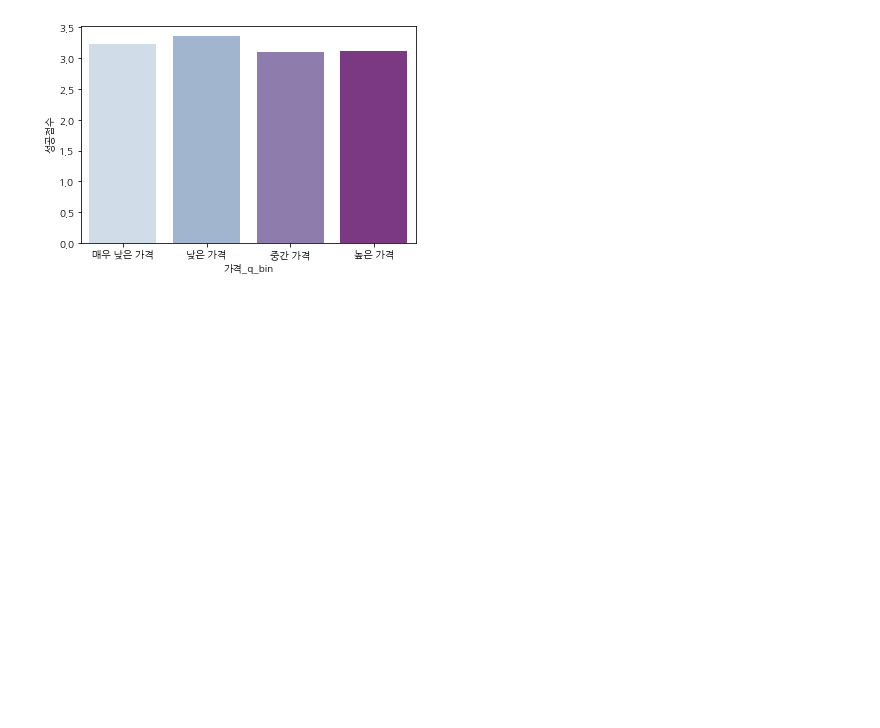
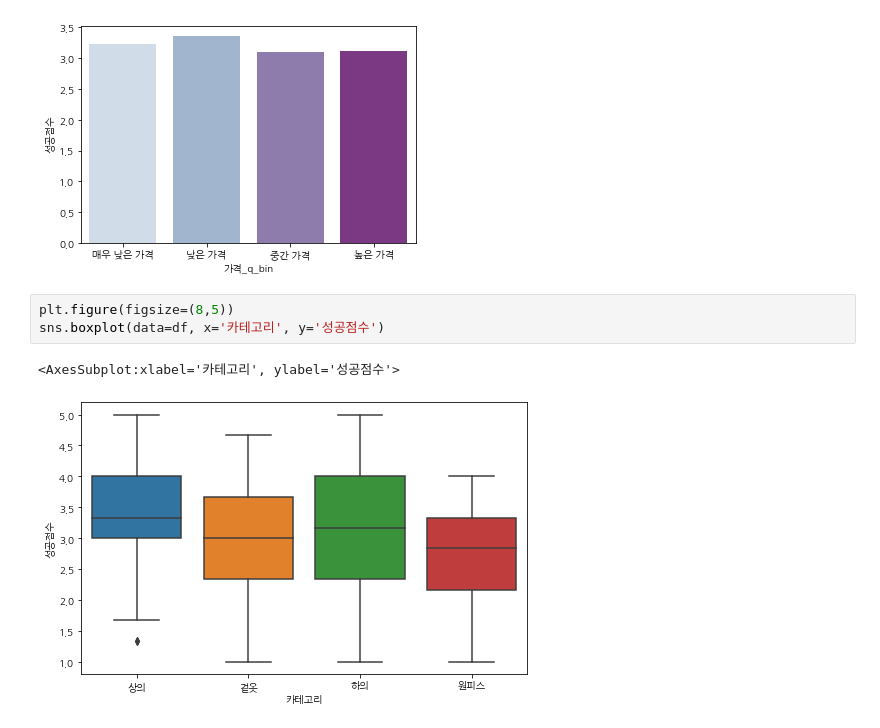
Before and after one commit to lyndis20/my_closet, a Jupyter notebook: EDA_v2기준.ipynb, the cells around one changed output. Cells and saved outputs as stored; diff of their text form; blank space fills up the shorter version.

```diff
--- a/EDA_v2기준.ipynb
+++ b/EDA_v2기준.ipynb
@@ -327,3 +327,9 @@ sns.barplot(data=df, x='가격_q_bin', y='성공점수', palette="BuPu", ci=None
 # %% [output]
 <AxesSubplot:xlabel='가격_q_bin', ylabel='성공점수'>
 [figure]
+# %%
+plt.figure(figsize=(8,5))
+sns.boxplot(data=df, x='카테고리', y='성공점수')
+# %% [output]
+<AxesSubplot:xlabel='카테고리', ylabel='성공점수'>
+[figure, added]
```
Also changed, not shown: parts of 4 cells of this notebook.
